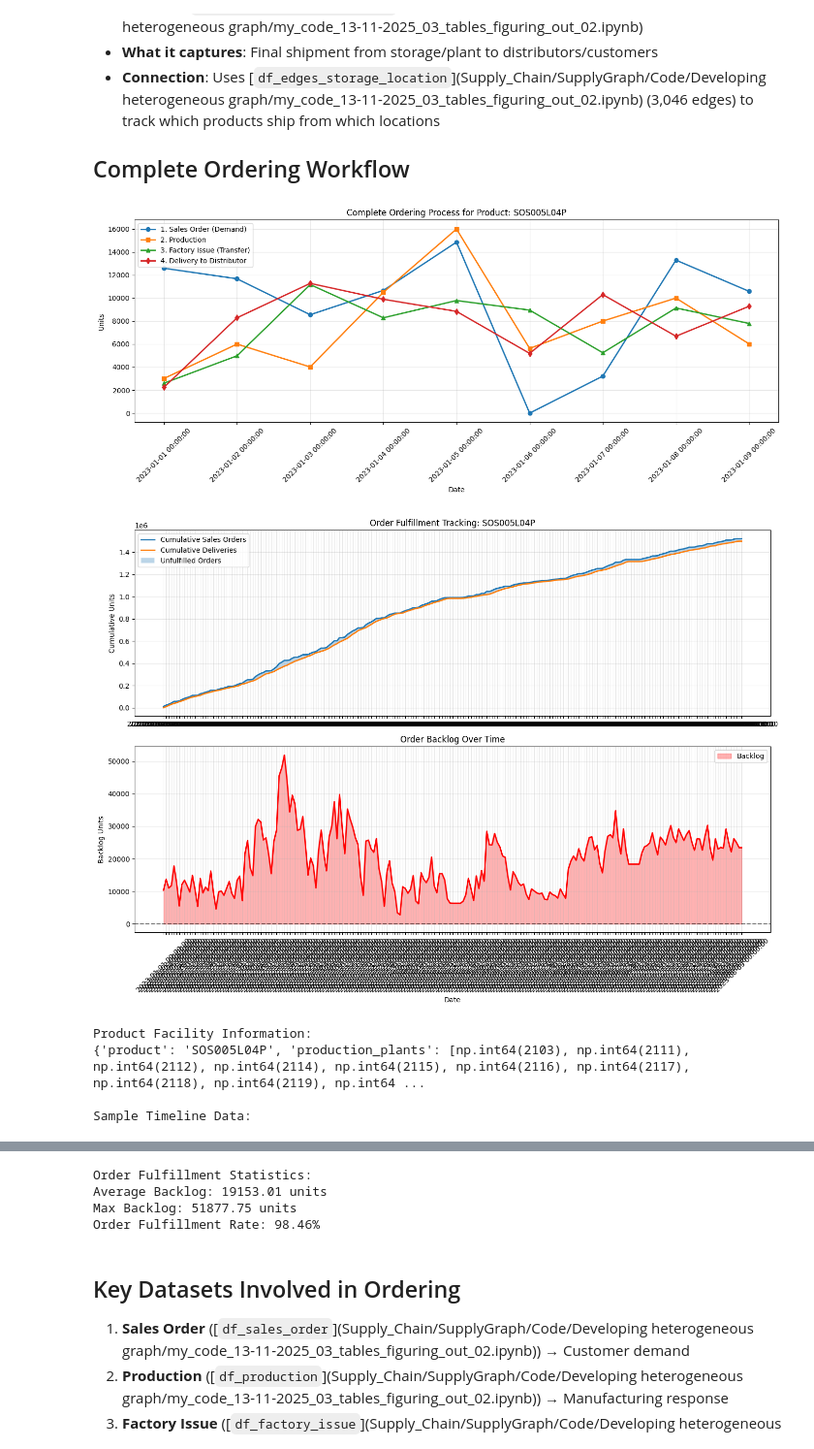
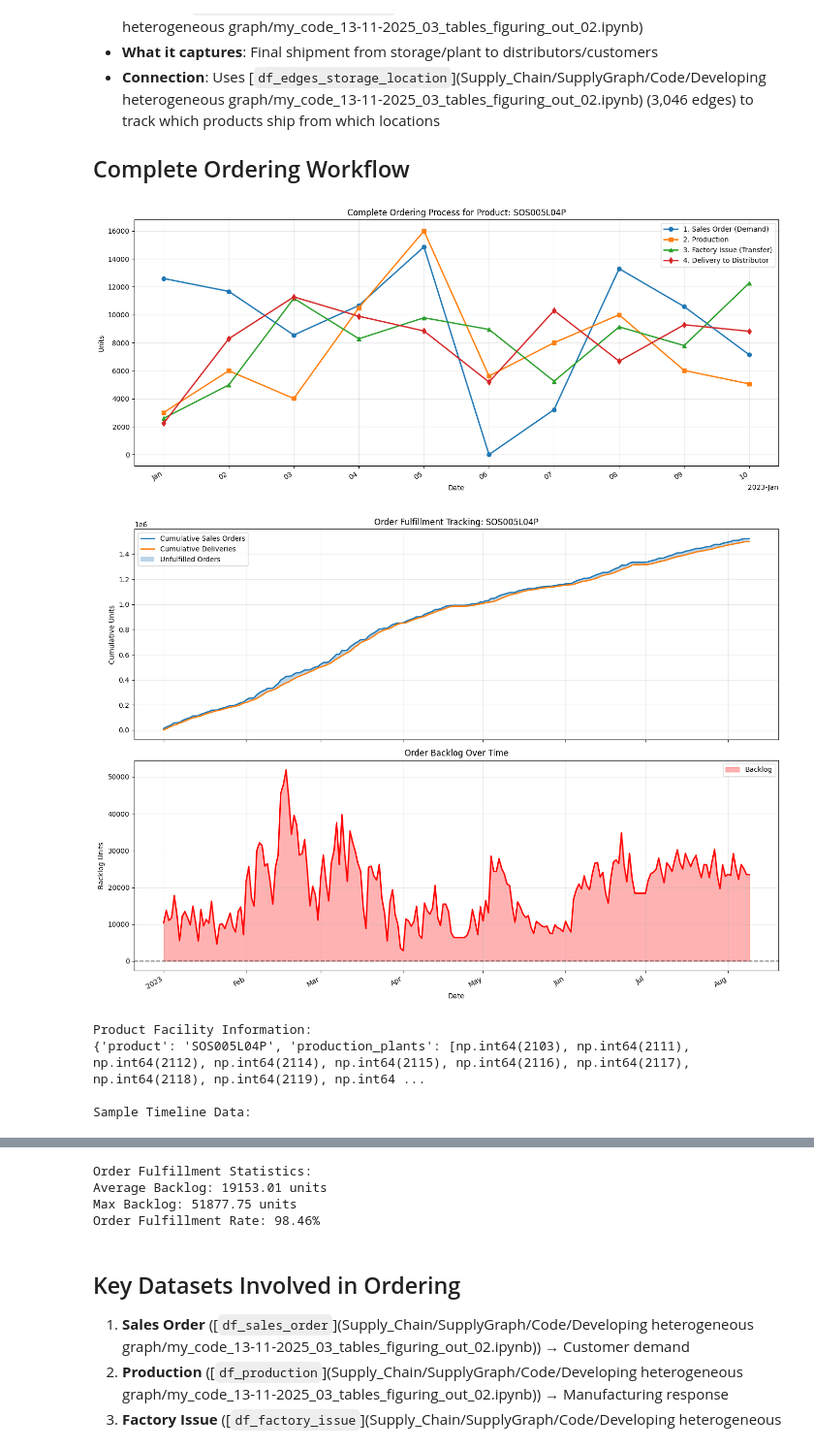
Before and after one commit to iman-xosseini/knowledge_graph_project, a Jupyter notebook: notebooks/data_analysis_13-11-2025.ipynb, the cells around one changed output, grey strips where cells are left out. Shown at 97% size. Cells and saved outputs as stored; diff of their text form; code cells hidden in the pictures.

```diff
--- a/notebooks/data_analysis_13-11-2025.ipynb
+++ b/notebooks/data_analysis_13-11-2025.ipynb
@@ -544,8 +545,14 @@ def visualize_ordering_process(product_name='SOS005L04P', start_date='2023-01-01
     """
     Trace the complete ordering process for a specific product
     """
+    # Ensure Date column is datetime
+    df_sales_order['Date'] = pd.to_datetime(df_sales_order['Date'])
+    df_production['Date'] = pd.to_datetime(df_production['Date'])
+    df_factory_issue['Date'] = pd.to_datetime(df_factory_issue['Date'])
+    df_delivery_to_distributor['Date'] = pd.to_datetime(df_delivery_to_distributor['Date'])
+
     # Filter date range
-    mask = (df_sales_order['Date'] >= start_date) & (df_sales_order['Date'] <= end_date)
+    mask = (df_sales_order['Date'] >= pd.to_datetime(start_date)) & (df_sales_order['Date'] <= pd.to_datetime(end_date))
 
     # Extract data for the product
     sales_data = df_sales_order.loc[mask, ['Date', product_name]].rename(columns={product_name: 'Sales_Order'})
@@ -560,23 +567,28 @@ def visualize_ordering_process(product_name='SOS005L04P', start_date='2023-01-01
 
     # Plot
     fig, ax = plt.subplots(figsize=(14, 6))
-
     ax.plot(timeline['Date'], timeline['Sales_Order'], marker='o', label='1. Sales Order (Demand)', linewidth=2)
     ax.plot(timeline['Date'], timeline['Production'], marker='s', label='2. Production', linewidth=2)
     ax.plot(timeline['Date'], timeline['Factory_Issue'], marker='^', label='3. Factory Issue (Transfer)', linewidth=2)
     ax.plot(timeline['Date'], timeline['Delivery'], marker='d', label='4. Delivery to Distributor', linewidth=2)
+
+    # Better date formatting
+    locator = mdates.AutoDateLocator()
+    formatter = mdates.ConciseDateFormatter(locator)
+    ax.xaxis.set_major_locator(locator)
+    ax.xaxis.set_major_formatter(formatter)
+    plt.setp(ax.get_xticklabels(), rotation=45, ha='right')
 
     ax.set_xlabel('Date')
     ax.set_ylabel('Units')
     ax.set_title(f'Complete Ordering Process for Product: {product_name}')
     ax.legend()
     ax.grid(True, alpha=0.3)
-    plt.xticks(rotation=45)
+    fig.autofmt_xdate()
     plt.tight_layout()
     plt.show()
 
     return timeline
-
 
 def get_product_facilities(product_name):
     """
@@ -604,7 +616,11 @@ def analyze_order_fulfillment_lag(product_name='SOS005L04P'):
     """
     Calculate time lag between order placement and fulfillment
     """
-    # Calculate cumulative values
+    # Ensure Date column is datetime
+    df_sales_order['Date'] = pd.to_datetime(df_sales_order['Date'])
+    df_delivery_to_distributor['Date'] = pd.to_datetime(df_delivery_to_distributor['Date'])
+
+    # Calculate cumulative values (align indices by date)
     cumulative_sales = df_sales_order[product_name].cumsum()
     cumulative_delivery = df_delivery_to_distributor[product_name].cumsum()
 
@@ -616,8 +632,8 @@ def analyze_order_fulfillment_lag(product_name='SOS005L04P'):
         'Backlog': cumulative_sales - cumulative_delivery
     })
 
-    # Plot
-    fig, (ax1, ax2) = plt.subplots(2, 1, figsize=(14, 10))
+    # Plot with shared x-axis and clean date ticks
+    fig, (ax1, ax2) = plt.subplots(2, 1, figsize=(14, 10), sharex=True)
 
     # Cumulative comparison
     ax1.plot(lag_df['Date'], lag_df['Cumulative_Orders'], label='Cumulative Sales Orders', linewidth=2)
@@ -634,36 +650,44 @@ def analyze_order_fulfillment_lag(product_name='SOS005L04P'):
     ax2.fill_between(lag_df['Date'], 0, lag_df['Backlog'], where=(lag_df['Backlog'] > 0),
                       color='red', alpha=0.3, label='Backlog')
     ax2.set_xlabel('Date')
     ax2.set_ylabel('Backlog Units')
     ax2.set_title('Order Backlog Over Time')
     ax2.legend()
     ax2.grid(True, alpha=0.3)
 
-    plt.xticks(rotation=45)
+    # Date locator/formatter applied to both subplots
+    locator = mdates.AutoDateLocator()
+    formatter = mdates.ConciseDateFormatter(locator)
+    ax2.xaxis.set_major_locator(locator)
+    ax2.xaxis.set_major_formatter(formatter)
+    # rotate only the bottom tick labels
+    plt.setp(ax2.get_xticklabels(), rotation=45, ha='right')
+
+    fig.autofmt_xdate()
     plt.tight_layout()
     plt.show()
 
     return lag_df
 
 
 # Example usage
 timeline = visualize_ordering_process('SOS005L04P', '2023-01-01', '2023-01-10')
 facility_info = get_product_facilities('SOS005L04P')
 lag_analysis = analyze_order_fulfillment_lag('SOS005L04P')
 
 print("\nProduct Facility Information:")
 print(facility_info)
 
 print("\nSample Timeline Data:")
 display(timeline.head(10))
 
 print("\nOrder Fulfillment Statistics:")
 print(f"Average Backlog: {lag_analysis['Backlog'].mean():.2f} units")
 print(f"Max Backlog: {lag_analysis['Backlog'].max():.2f} units")
 print(f"Order Fulfillment Rate: {(lag_analysis['Cumulative_Deliveries'].iloc[-1] / lag_analysis['Cumulative_Orders'].iloc[-1] * 100):.2f}%")
 # %% [output]
-[figure, old version]
+[figure, new version]
-[figure, old version]
+[figure, new version]
 Product Facility Information:
 {'product': 'SOS005L04P', 'production_plants': [np.int64(2103), np.int64(2111), np.int64(2112), np.int64(2114), np.int64(2115), np.int64(2116), np.int64(2117), np.int64(2118), np.int64(2119), np.int64 ...
 
```
Also changed, not shown: parts of 3 cells of this notebook.
